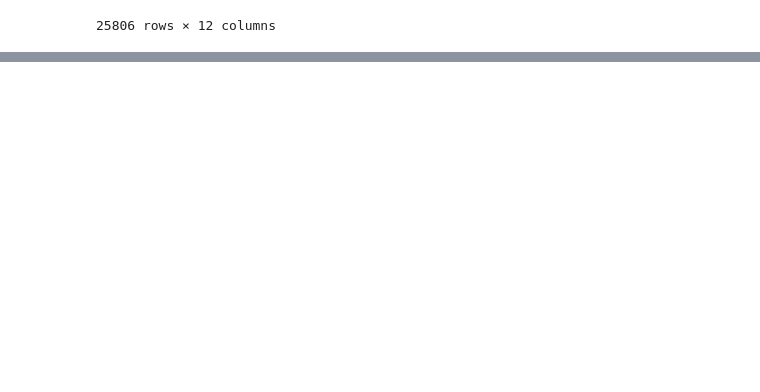
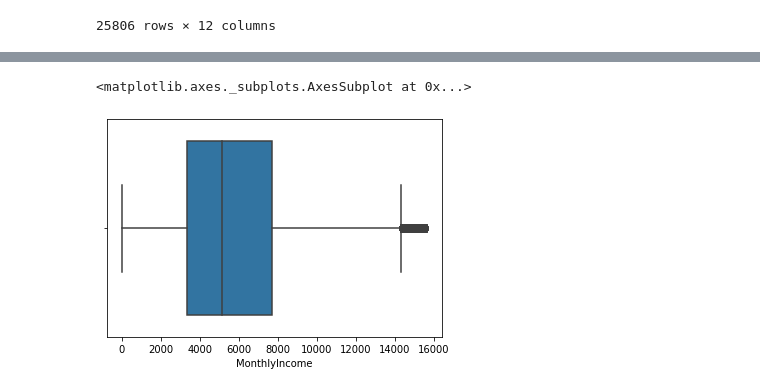
Before and after one commit to tranhuuan170302/Tran-Huu-An-data-analyst, a Jupyter notebook: phân_tích_review_của_khách_hàng.ipynb, the cells around one changed output, grey strips where cells are left out. Drawn from its saved outputs; the diff is of its cells as text; code cells hidden in the pictures; blank space fills up the shorter version.

```diff
--- a/phân_tích_review_của_khách_hàng.ipynb
+++ b/phân_tích_review_của_khách_hàng.ipynb
@@ -154,0 +272,5 @@ s_scaler = StandardScaler()
+# %%
+sns.boxplot(df3['MonthlyIncome'])
+# %% [output]
+<matplotlib.axes._subplots.AxesSubplot at 0x...>
+[figure, added]
```
Also changed, not shown: parts of 27 cells of this notebook.
